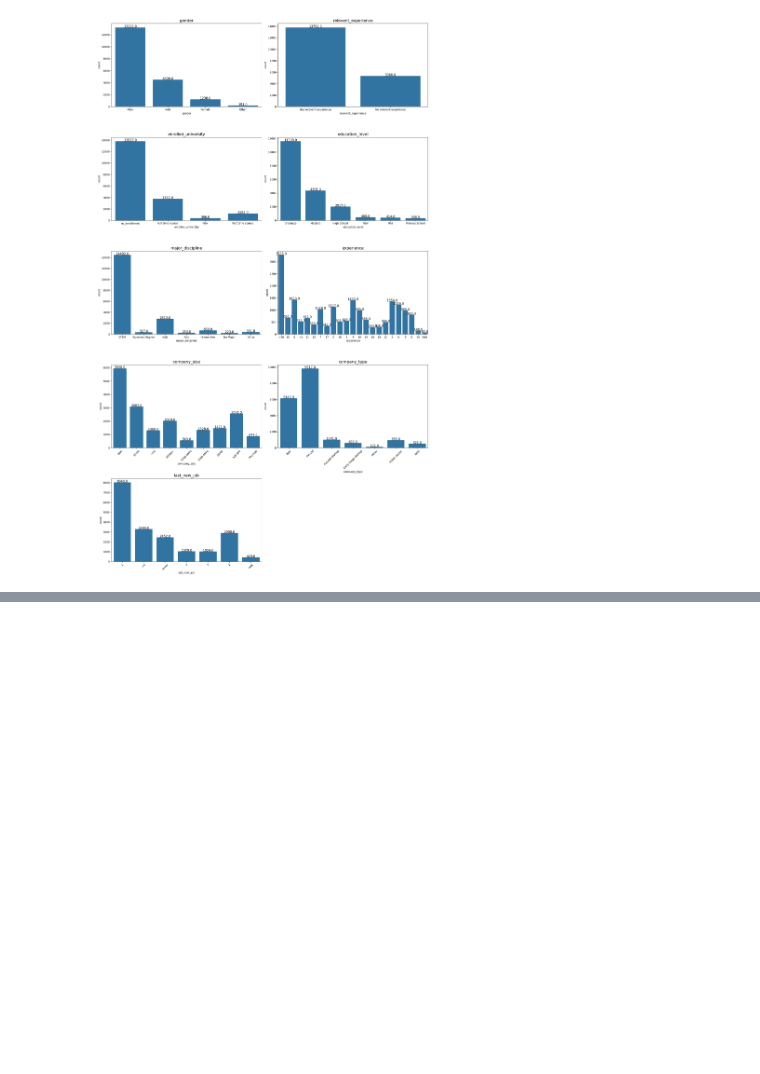
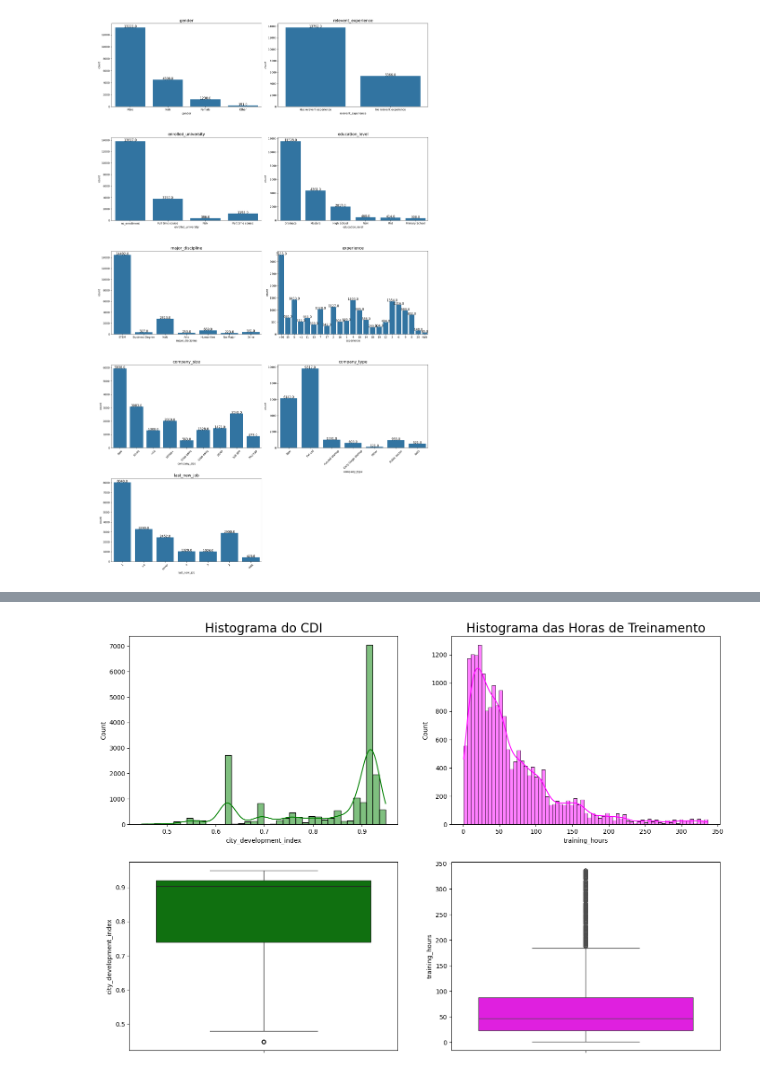
Before and after one commit to gabrielferro1/data_science_course, a Jupyter notebook: main.ipynb, the cells around one changed output, grey strips where cells are left out. Drawn from its saved outputs; the diff is of its cells as text; code cells hidden in the pictures; blank space fills up the shorter version.

```diff
--- a/main.ipynb
+++ b/main.ipynb
@@ -162,0 +177,24 @@ plt.tight_layout(h_pad = 2)
+# %%
+# Figura
+plt.figure(figsize= (17,12))
+
+# Subplots com histogramas
+plt.subplot(221)
+sns.color_palette("hls", 8)
+sns.histplot(df['city_development_index'], kde= True, color = "green")
+plt.title('Histograma do CDI', fontsize = 20)
+
+plt.subplot(222)
+sns.histplot(df['training_hours'], kde=True, color= "magenta")
+plt.title('Histograma das Horas de Treinamento', fontsize = 20)
+
+# Subplots com boxplots
+plt.subplot(223)
+sns.boxplot(df['city_development_index'], color = "green")
+
+plt.subplot(224)
+sns.boxplot(df['training_hours'], color= "magenta")
+
+plt.show()
+# %% [output]
+[figure, added]
```
Also changed, not shown: parts of 24 cells of this notebook.
